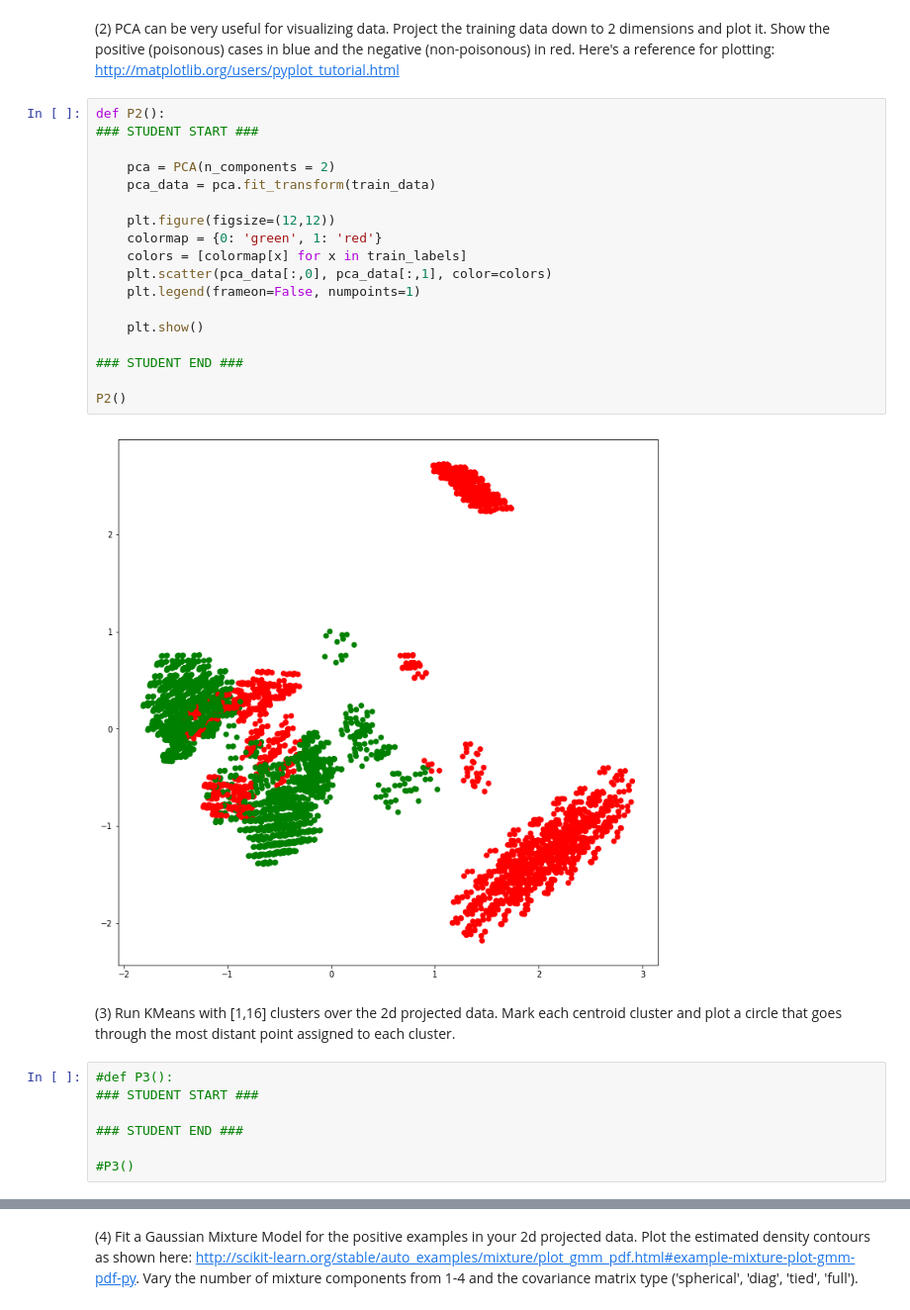
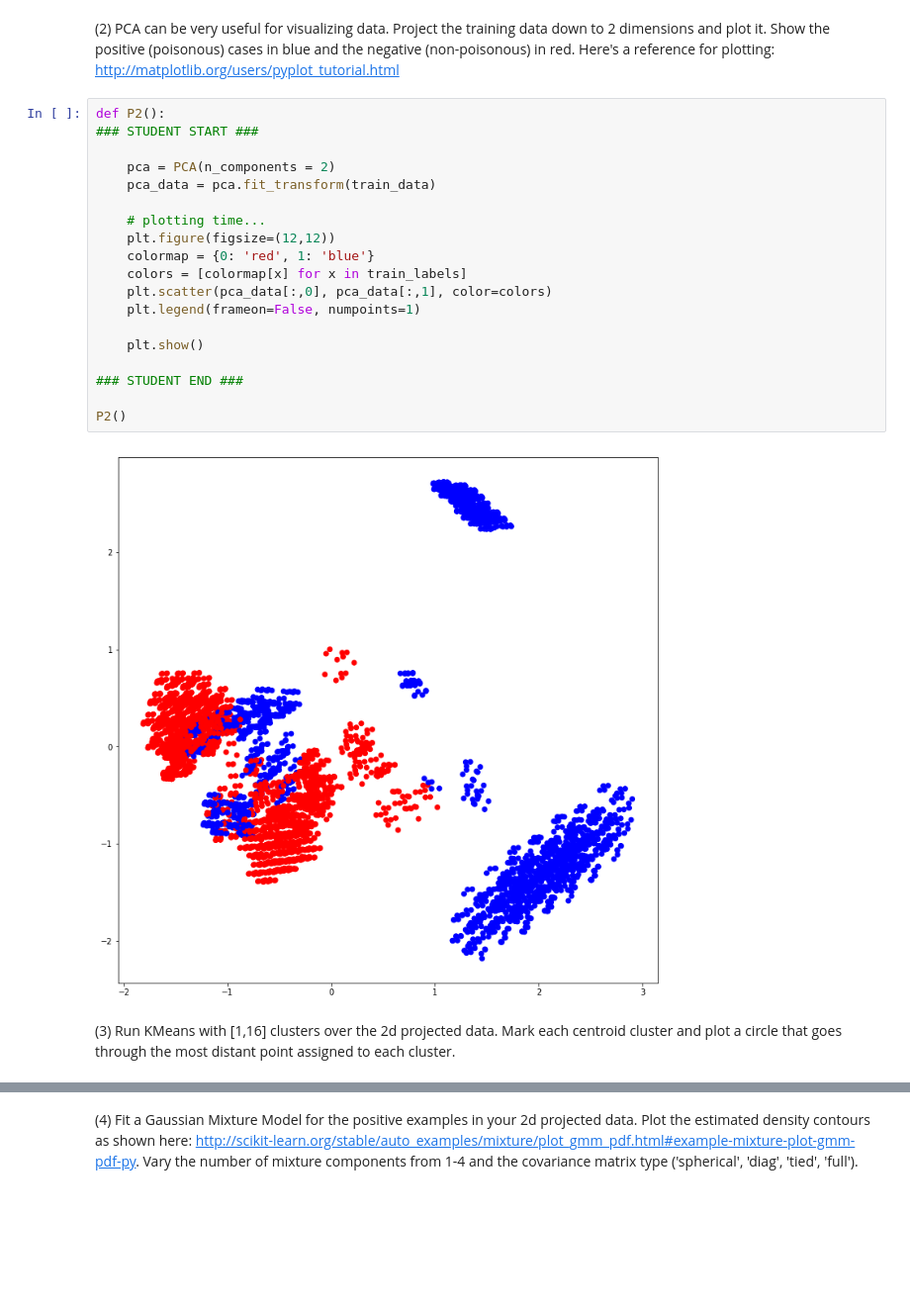
Before and after one commit to elrufaie/W207-Applied-Machine-Learning, a Jupyter notebook: Projects/harith_elrufaie_p3.ipynb, the cells around one changed output, grey strips where cells are left out. Shown at 99% size. Cells and saved outputs as stored; diff of their text form; blank space fills up the shorter version.

```diff
--- a/Projects/harith_elrufaie_p3.ipynb
+++ b/Projects/harith_elrufaie_p3.ipynb
@@ -86,29 +86,23 @@ P1()
 # %%
 def P2():
 ### STUDENT START ###
 
     pca = PCA(n_components = 2)
     pca_data = pca.fit_transform(train_data)
 
+    # plotting time...
     plt.figure(figsize=(12,12))
-    colormap = {0: 'green', 1: 'red'}
+    colormap = {0: 'red', 1: 'blue'}
     colors = [colormap[x] for x in train_labels]
     plt.scatter(pca_data[:,0], pca_data[:,1], color=colors)
     plt.legend(frameon=False, numpoints=1)
 
     plt.show()
 
 ### STUDENT END ###
 
 P2()
 # %% [output]
-[figure, old version]
+[figure, new version]
 # %% [markdown]
 (3) Run KMeans with [1,16] clusters over the 2d projected data. Mark each centroid cluster and plot a circle that goes through the most distant point assigned to each cluster.
-# %%
-#def P3():
-### STUDENT START ###
-
-### STUDENT END ###
-
-#P3()
```
Also changed, not shown: parts of 4 cells of this notebook.
